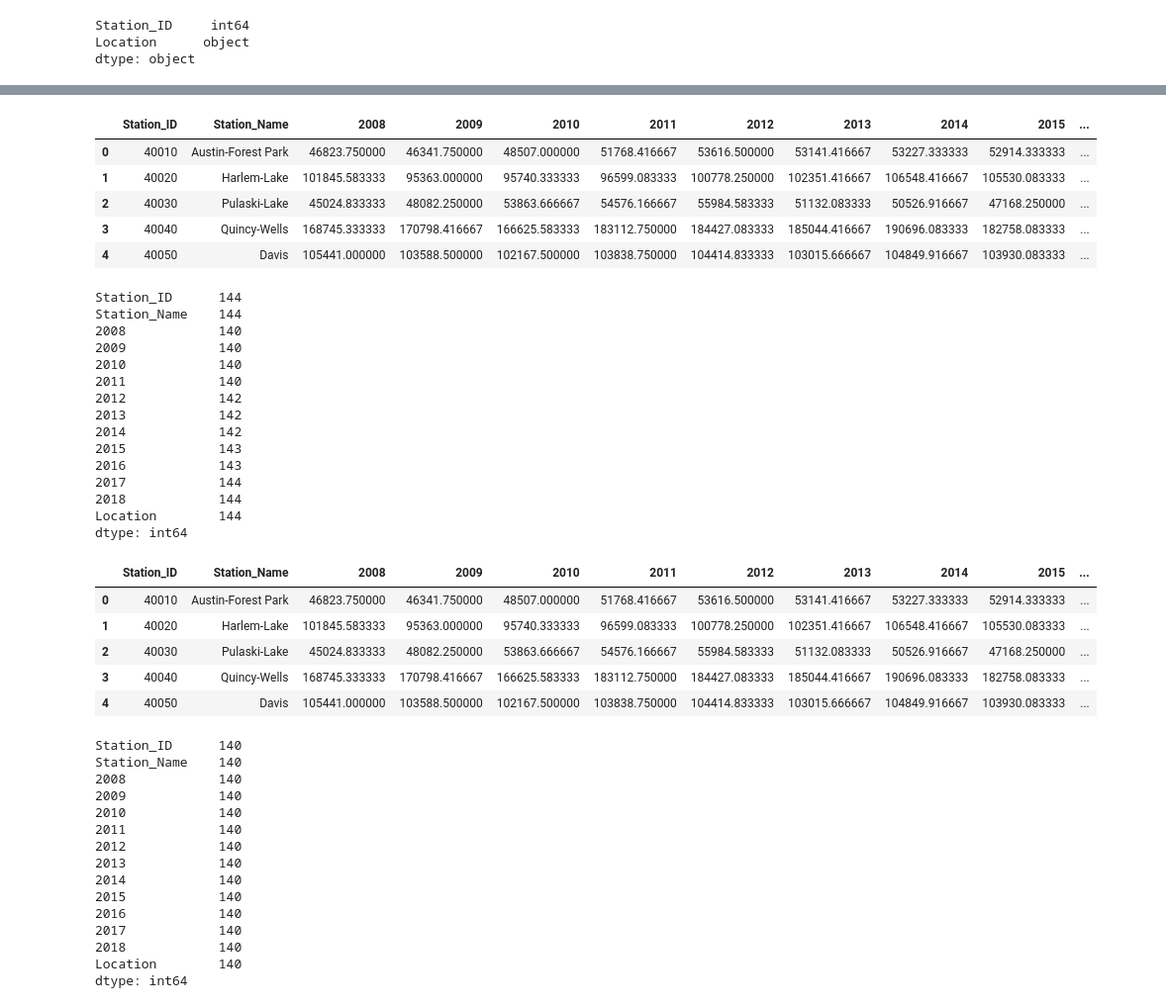
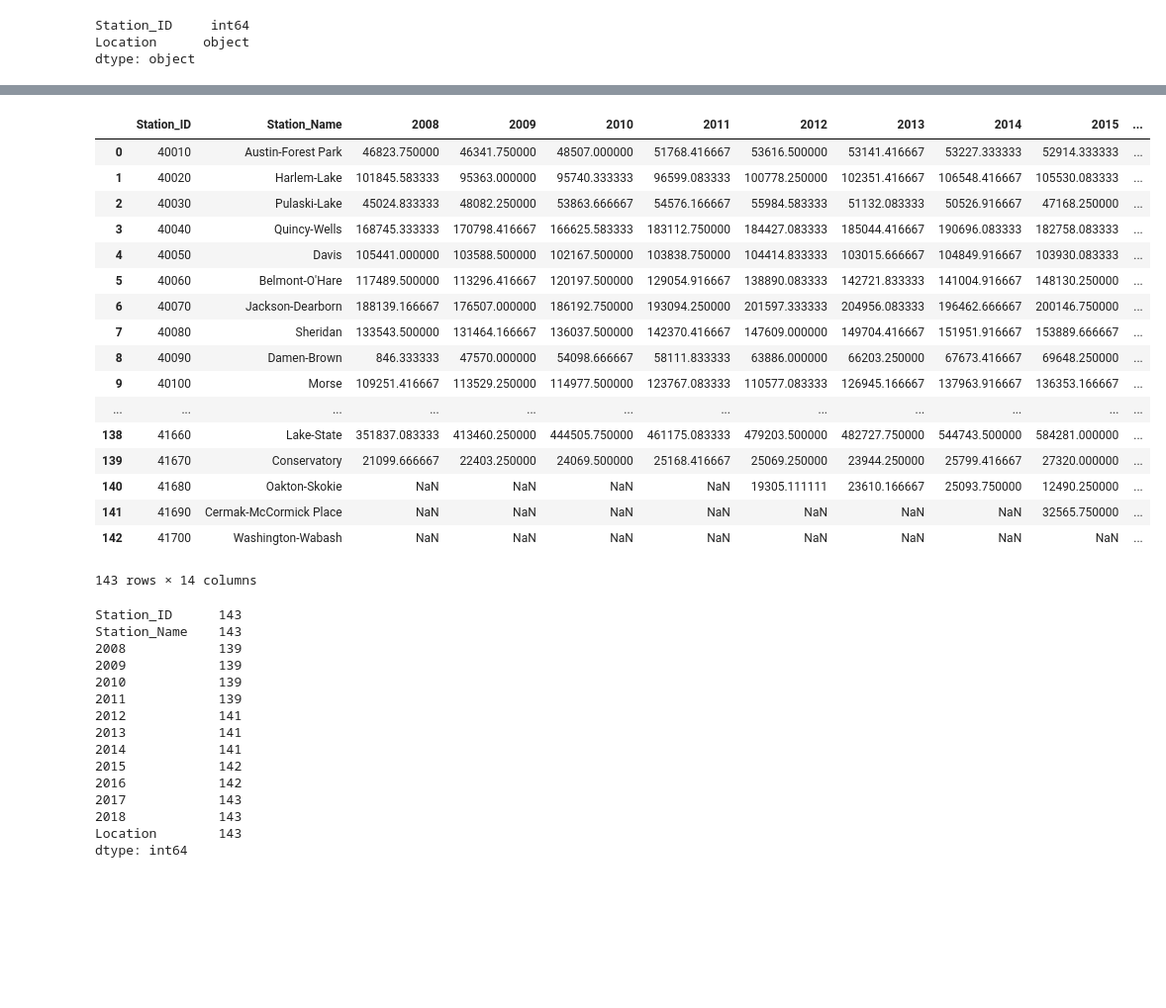
Before and after one commit to Atchub1/DataScience_Project2, a Jupyter notebook: new_files/Pandas/Data_2.ipynb, the cells around one changed output, grey strips where cells are left out. Shown at 99% size. Drawn from its saved outputs; the diff is of its cells as text; code cells hidden in the pictures; blank space fills up the shorter version.

```diff
--- a/new_files/Pandas/Data_2.ipynb
+++ b/new_files/Pandas/Data_2.ipynb
@@ -360,7 +302,7 @@ Location      300
 dtype: int64
 # %%
-cta_location_new = cta_location_rename.drop_duplicates()
-cta_location_new.head()
+cta_location_new = cta_location_rename.drop_duplicates(subset=None, keep="first", inplace=False)
+cta_location_new
 # %% [output]
 |  | Station_ID | Location |
 | 0 | 40830 | (41.857908, -87.669147) |
@@ -383,57 +351,40 @@ dtype: int64
 # %%
 cta_ten_year_ridership = pd.merge(ten_year_data, cta_location_new, on="Station_ID")
-cta_ten_year_ridership.head()
+cta_ten_year_ridership
 # %% [output]
 |  | Station_ID | Station_Name | 2008 | 2009 | 2010 | 2011 | 2012 | 2013 | 2014 | 2015 | ... |
 | 0 | 40010 | Austin-Forest Park | 46823.750000 | 46341.750000 | 48507.000000 | 51768.416667 | 53616.500000 | 53141.416667 | 53227.333333 | 52914.333333 | ... |
 | 1 | 40020 | Harlem-Lake | 101845.583333 | 95363.000000 | 95740.333333 | 96599.083333 | 100778.250000 | 102351.416667 | 106548.416667 | 105530.083333 | ... |
 | 2 | 40030 | Pulaski-Lake | 45024.833333 | 48082.250000 | 53863.666667 | 54576.166667 | 55984.583333 | 51132.083333 | 50526.916667 | 47168.250000 | ... |
 | 3 | 40040 | Quincy-Wells | 168745.333333 | 170798.416667 | 166625.583333 | 183112.750000 | 184427.083333 | 185044.416667 | 190696.083333 | 182758.083333 | ... |
 | 4 | 40050 | Davis | 105441.000000 | 103588.500000 | 102167.500000 | 103838.750000 | 104414.833333 | 103015.666667 | 104849.916667 | 103930.083333 | ... |
+| 5 | 40060 | Belmont-O'Hare | 117489.500000 | 113296.416667 | 120197.500000 | 129054.916667 | 138890.083333 | 142721.833333 | 141004.916667 | 148130.250000 | ... |
+| 6 | 40070 | Jackson-Dearborn | 188139.166667 | 176507.000000 | 186192.750000 | 193094.250000 | 201597.333333 | 204956.083333 | 196462.666667 | 200146.750000 | ... |
+| 7 | 40080 | Sheridan | 133543.500000 | 131464.166667 | 136037.500000 | 142370.416667 | 147609.000000 | 149704.416667 | 151951.916667 | 153889.666667 | ... |
+| 8 | 40090 | Damen-Brown | 846.333333 | 47570.000000 | 54098.666667 | 58111.833333 | 63886.000000 | 66203.250000 | 67673.416667 | 69648.250000 | ... |
+| 9 | 40100 | Morse | 109251.416667 | 113529.250000 | 114977.500000 | 123767.083333 | 110577.083333 | 126945.166667 | 137963.916667 | 136353.166667 | ... |
+| ... | ... | ... | ... | ... | ... | ... | ... | ... | ... | ... | ... |
+| 138 | 41660 | Lake-State | 351837.083333 | 413460.250000 | 444505.750000 | 461175.083333 | 479203.500000 | 482727.750000 | 544743.500000 | 584281.000000 | ... |
+| 139 | 41670 | Conservatory | 21099.666667 | 22403.250000 | 24069.500000 | 25168.416667 | 25069.250000 | 23944.250000 | 25799.416667 | 27320.000000 | ... |
+| 140 | 41680 | Oakton-Skokie | NaN | NaN | NaN | NaN | 19305.111111 | 23610.166667 | 25093.750000 | 12490.250000 | ... |
+| 141 | 41690 | Cermak-McCormick Place | NaN | NaN | NaN | NaN | NaN | NaN | NaN | 32565.750000 | ... |
+| 142 | 41700 | Washington-Wabash | NaN | NaN | NaN | NaN | NaN | NaN | NaN | NaN | ... |
+143 rows × 14 columns
 # %%
 cta_ten_year_ridership.count()
 # %% [output]
-Station_ID      144
-Station_Name    144
-2008            140
-2009            140
-2010            140
-2011            140
-2012            142
-2013            142
-2014            142
-2015            143
-2016            143
-2017            144
-2018            144
-Location        144
+Station_ID      143
+Station_Name    143
+2008            139
+2009            139
+2010            139
+2011            139
+2012            141
+2013            141
+2014            141
+2015            142
+2016            142
+2017            143
+2018            143
+Location        143
 dtype: int64
-# %%
-# Drop all rows with missing information
-ten_year_cleaned = cta_ten_year_ridership.dropna(how='any')
-ten_year_cleaned.head()
-# %% [output]
-|  | Station_ID | Station_Name | 2008 | 2009 | 2010 | 2011 | 2012 | 2013 | 2014 | 2015 | ... |
-| 0 | 40010 | Austin-Forest Park | 46823.750000 | 46341.750000 | 48507.000000 | 51768.416667 | 53616.500000 | 53141.416667 | 53227.333333 | 52914.333333 | ... |
-| 1 | 40020 | Harlem-Lake | 101845.583333 | 95363.000000 | 95740.333333 | 96599.083333 | 100778.250000 | 102351.416667 | 106548.416667 | 105530.083333 | ... |
-| 2 | 40030 | Pulaski-Lake | 45024.833333 | 48082.250000 | 53863.666667 | 54576.166667 | 55984.583333 | 51132.083333 | 50526.916667 | 47168.250000 | ... |
-| 3 | 40040 | Quincy-Wells | 168745.333333 | 170798.416667 | 166625.583333 | 183112.750000 | 184427.083333 | 185044.416667 | 190696.083333 | 182758.083333 | ... |
-| 4 | 40050 | Davis | 105441.000000 | 103588.500000 | 102167.500000 | 103838.750000 | 104414.833333 | 103015.666667 | 104849.916667 | 103930.083333 | ... |
-# %%
-ten_year_cleaned.count()
-# %% [output]
-Station_ID      140
-Station_Name    140
-2008            140
-2009            140
-2010            140
-2011            140
-2012            140
-2013            140
-2014            140
-2015            140
-2016            140
-2017            140
-2018            140
-Location        140
-dtype: int64
```
Also changed, not shown: parts of 15 cells of this notebook, 1 other file.
